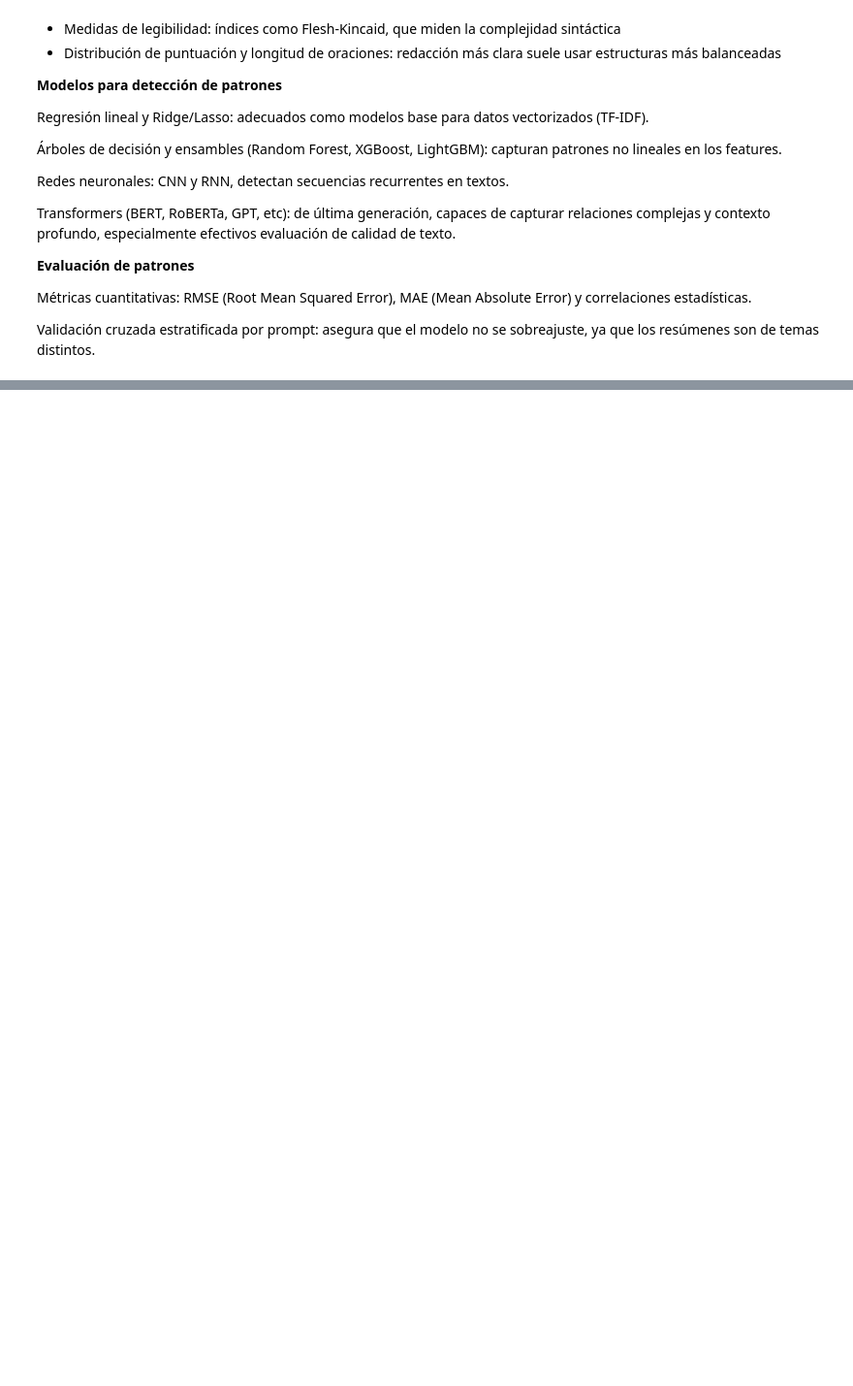
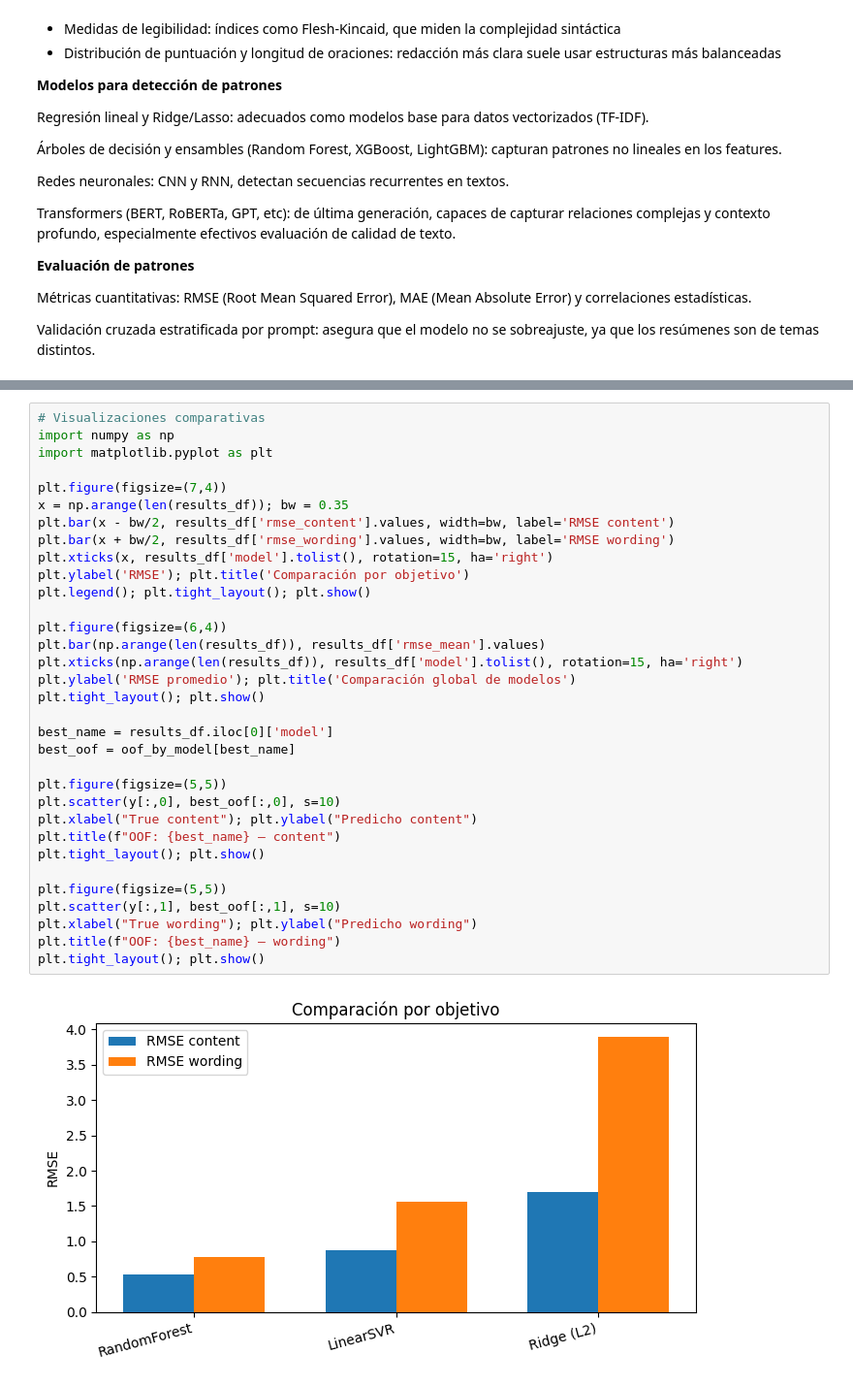
Before and after one commit to Saiyan-Javi/Proyecto2DS, a Jupyter notebook: Proyecto2DS.ipynb, the cells around one changed output, grey strips where cells are left out. Shown: that part at 97% size. Saved outputs shown, nothing was run; the diff lists cells and outputs as text; blank space fills up the shorter version.

Commit message:
Modelos

```diff
--- a/Proyecto2DS.ipynb
+++ b/Proyecto2DS.ipynb
@@ -359,0 +240,35 @@ En los resultados se puede identificar una correlación moderada positiva entre
+# %%
+# Visualizaciones comparativas
+import numpy as np
+import matplotlib.pyplot as plt
+
+plt.figure(figsize=(7,4))
+x = np.arange(len(results_df)); bw = 0.35
+plt.bar(x - bw/2, results_df['rmse_content'].values, width=bw, label='RMSE content')
+plt.bar(x + bw/2, results_df['rmse_wording'].values, width=bw, label='RMSE wording')
+plt.xticks(x, results_df['model'].tolist(), rotation=15, ha='right')
+plt.ylabel('RMSE'); plt.title('Comparación por objetivo')
+plt.legend(); plt.tight_layout(); plt.show()
+
+plt.figure(figsize=(6,4))
+plt.bar(np.arange(len(results_df)), results_df['rmse_mean'].values)
+plt.xticks(np.arange(len(results_df)), results_df['model'].tolist(), rotation=15, ha='right')
+plt.ylabel('RMSE promedio'); plt.title('Comparación global de modelos')
+plt.tight_layout(); plt.show()
+
+best_name = results_df.iloc[0]['model']
+best_oof = oof_by_model[best_name]
+
+plt.figure(figsize=(5,5))
+plt.scatter(y[:,0], best_oof[:,0], s=10)
+plt.xlabel("True content"); plt.ylabel("Predicho content")
+plt.title(f"OOF: {best_name} – content")
+plt.tight_layout(); plt.show()
+
+plt.figure(figsize=(5,5))
+plt.scatter(y[:,1], best_oof[:,1], s=10)
+plt.xlabel("True wording"); plt.ylabel("Predicho wording")
+plt.title(f"OOF: {best_name} – wording")
+plt.tight_layout(); plt.show()
+# %% [output]
+[figure, added]
```
Also changed, not shown: parts of 27 cells of this notebook.
